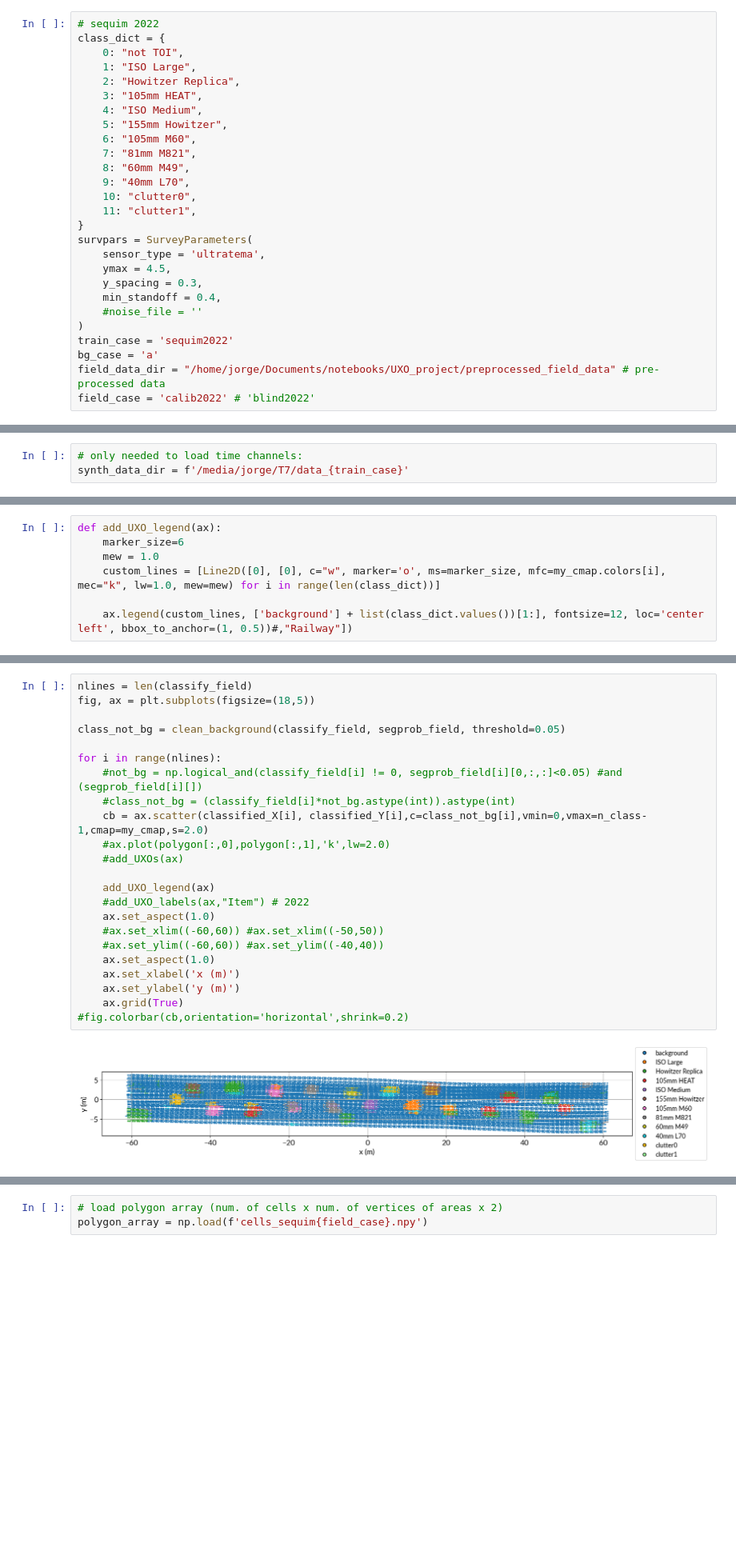
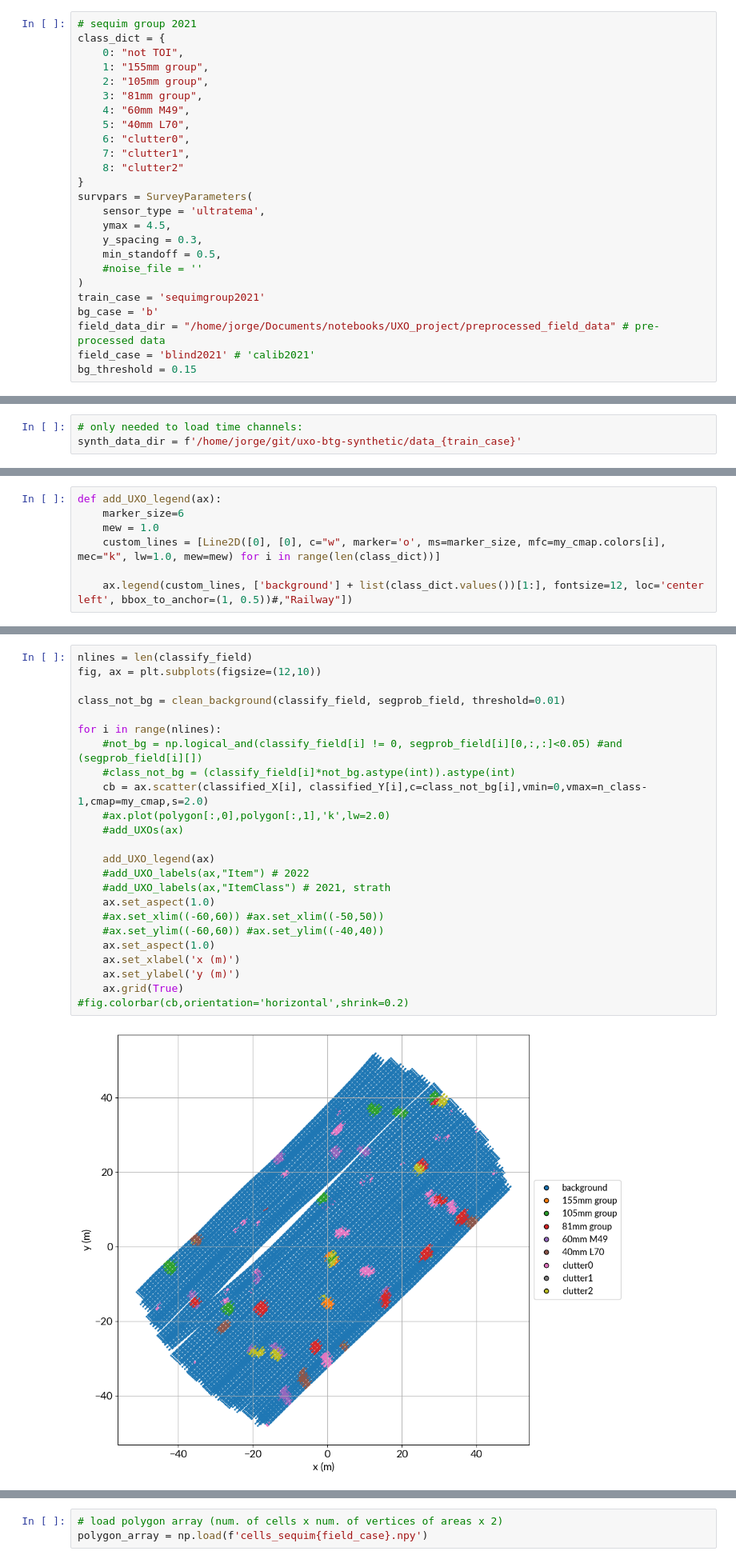
Before and after one commit to jlalvis/uxo-cnn-classification, a Jupyter notebook: notebooks/classify-with-trained-cnn.ipynb, the cells around one changed output, grey strips where cells are left out. Shown at 80% size. Drawn from its saved outputs; the diff is of its cells as text; blank space fills up the shorter version.

```diff
--- a/notebooks/classify-with-trained-cnn.ipynb
+++ b/notebooks/classify-with-trained-cnn.ipynb
@@ -28,27 +104,25 @@ training_seed = str(seeds[2]) # random seed used during training (to load parame
 # %%
-# sequim 2022
+# sequim group 2021
 class_dict = {
     0: "not TOI",
-    1: "ISO Large",
-    2: "Howitzer Replica",
-    3: "105mm HEAT",
-    4: "ISO Medium",
-    5: "155mm Howitzer",
-    6: "105mm M60",
-    7: "81mm M821",
-    8: "60mm M49",
-    9: "40mm L70",
-    10: "clutter0",
-    11: "clutter1",
+    1: "155mm group",
+    2: "105mm group",
+    3: "81mm group",
+    4: "60mm M49",
+    5: "40mm L70",
+    6: "clutter0",
+    7: "clutter1",
+    8: "clutter2"
 }
 survpars = SurveyParameters(
     sensor_type = 'ultratema',
     ymax = 4.5,
     y_spacing = 0.3,
-    min_standoff = 0.4,
+    min_standoff = 0.5,
     #noise_file = ''
 )
-train_case = 'sequim2022'
-bg_case = 'a'
+train_case = 'sequimgroup2021'
+bg_case = 'b'
 field_data_dir = "/home/jorge/Documents/notebooks/UXO_project/preprocessed_field_data" # pre-processed data
-field_case = 'calib2022' # 'blind2022'
+field_case = 'blind2021' # 'calib2021'
+bg_threshold = 0.15
@@ -97,7 +148,7 @@ field_data_dir = "/home/jorge/Documents/notebooks/UXO_project/preprocessed_field
 field_case = 'strath'
 # %%
 # only needed to load time channels:
-synth_data_dir = f'/media/jorge/T7/data_{train_case}'
+synth_data_dir = f'/home/jorge/git/uxo-btg-synthetic/data_{train_case}'
 # %%
 # load file with CNN trained parameters (must match "ConvNet" architecture):
 netpars_directory = "cnn_parameters"
@@ -372,26 +445,27 @@ fig.tight_layout()
 # %%
 nlines = len(classify_field)
-fig, ax = plt.subplots(figsize=(18,5))
+fig, ax = plt.subplots(figsize=(12,10))
 
-class_not_bg = clean_background(classify_field, segprob_field, threshold=0.05)
+class_not_bg = clean_background(classify_field, segprob_field, threshold=0.01)
 
 for i in range(nlines):
     #not_bg = np.logical_and(classify_field[i] != 0, segprob_field[i][0,:,:]<0.05) #and (segprob_field[i][])
     #class_not_bg = (classify_field[i]*not_bg.astype(int)).astype(int)
     cb = ax.scatter(classified_X[i], classified_Y[i],c=class_not_bg[i],vmin=0,vmax=n_class-1,cmap=my_cmap,s=2.0)
     #ax.plot(polygon[:,0],polygon[:,1],'k',lw=2.0)
     #add_UXOs(ax)
 
     add_UXO_legend(ax)
     #add_UXO_labels(ax,"Item") # 2022
+    #add_UXO_labels(ax,"ItemClass") # 2021, strath
     ax.set_aspect(1.0)
     #ax.set_xlim((-60,60)) #ax.set_xlim((-50,50))
     #ax.set_ylim((-60,60)) #ax.set_ylim((-40,40))
     ax.set_aspect(1.0)
     ax.set_xlabel('x (m)')
     ax.set_ylabel('y (m)')
     ax.grid(True)
 #fig.colorbar(cb,orientation='horizontal',shrink=0.2)
 # %% [output]
-[figure, old version]
+[figure, new version]
 # %%
```
Also changed, not shown: parts of 34 cells of this notebook, 3 other files.
